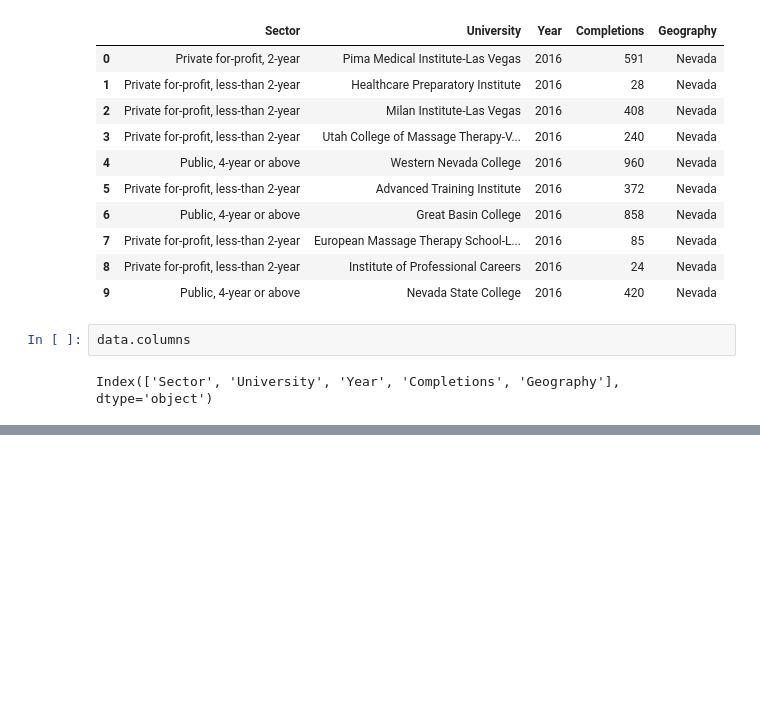
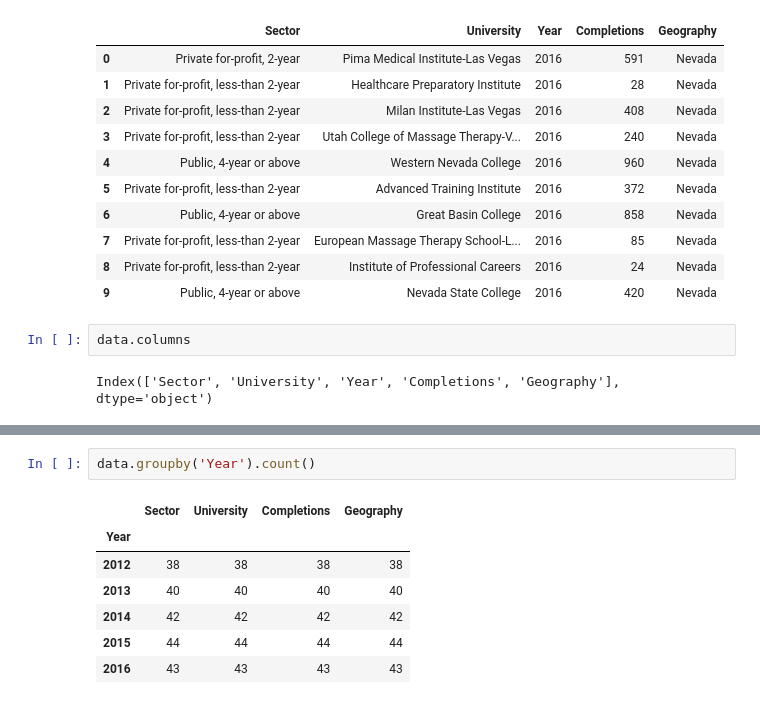
Before and after one commit to thanga-v2/Exploratory-Data-Analysis, a Jupyter notebook: pandas_universities.ipynb, the cells around one changed output, grey strips where cells are left out. Cells and saved outputs as stored; diff of their text form; blank space fills up the shorter version.

```diff
--- a/pandas_universities.ipynb
+++ b/pandas_universities.ipynb
@@ -54,0 +90,10 @@ data.head(10).T
+# %%
+data.groupby('Year').count()
+# %% [output]
+|  | Sector | University | Completions | Geography |
+| Year |  |  |  |  |
+| 2012 | 38 | 38 | 38 | 38 |
+| 2013 | 40 | 40 | 40 | 40 |
+| 2014 | 42 | 42 | 42 | 42 |
+| 2015 | 44 | 44 | 44 | 44 |
+| 2016 | 43 | 43 | 43 | 43 |
```
Also changed, not shown: parts of 14 cells of this notebook, 1 other file.
